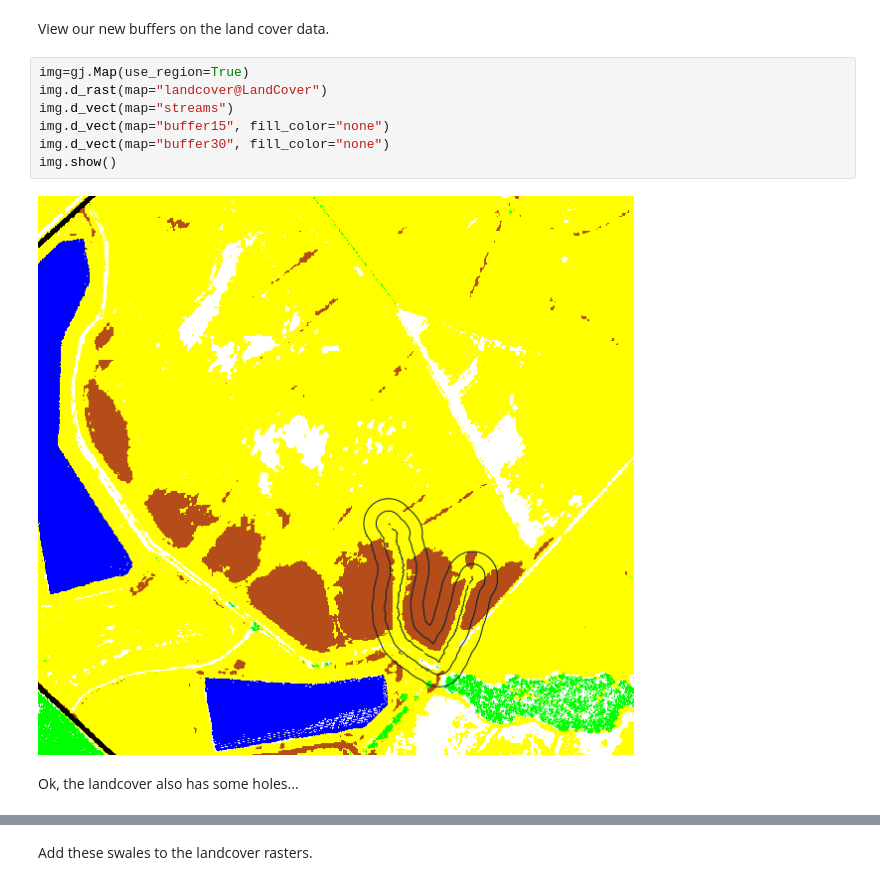
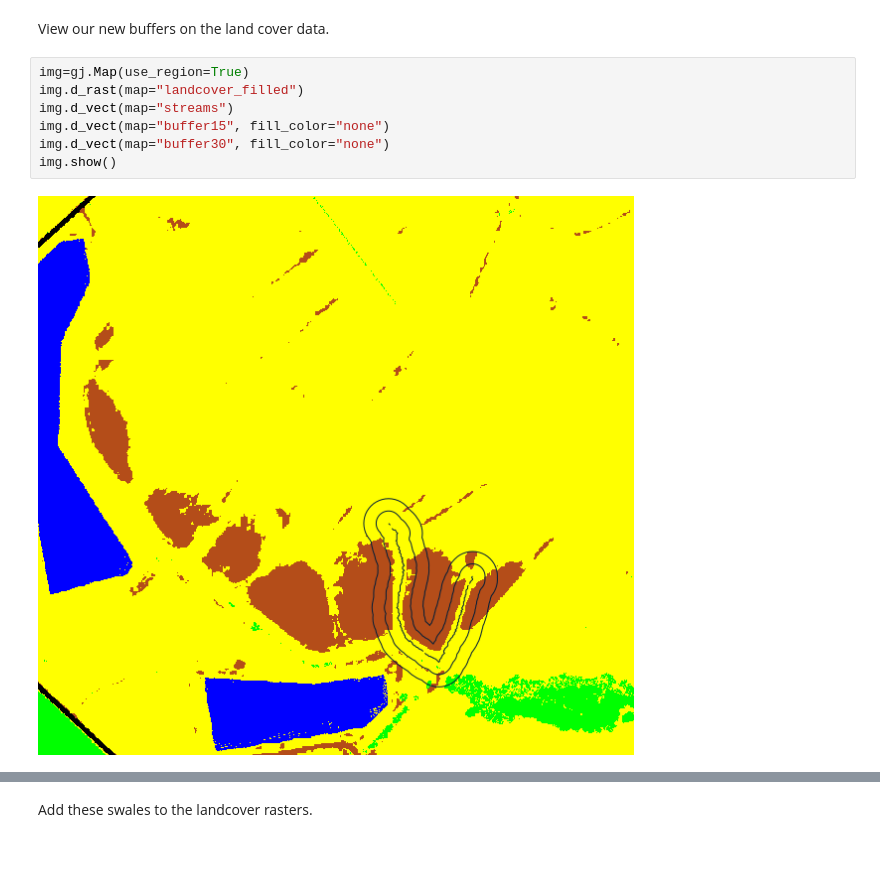
Before and after one commit to chaedri/agu-simwe-2023, a Jupyter notebook: SIMWE_Part1.ipynb, the cells around one changed output, grey strips where cells are left out. Saved outputs shown, nothing was run; the diff lists cells and outputs as text; blank space fills up the shorter version.

```diff
--- a/SIMWE_Part1.ipynb
+++ b/SIMWE_Part1.ipynb
@@ -142,12 +182,10 @@ gs.run_command("v.buffer", input="streams", output="buffer30", type="line", dist
 View our new buffers on the land cover data.
 # %%
 img=gj.Map(use_region=True)
-img.d_rast(map="landcover@LandCover")
+img.d_rast(map="landcover_filled")
 img.d_vect(map="streams")
 img.d_vect(map="buffer15", fill_color="none")
 img.d_vect(map="buffer30", fill_color="none")
 img.show()
 # %% [output]
-[figure, old version]
+[figure, new version]
-# %% [markdown]
-Ok, the landcover also has some holes...
```
Also changed, not shown: parts of 22 cells of this notebook, 1 other file.
